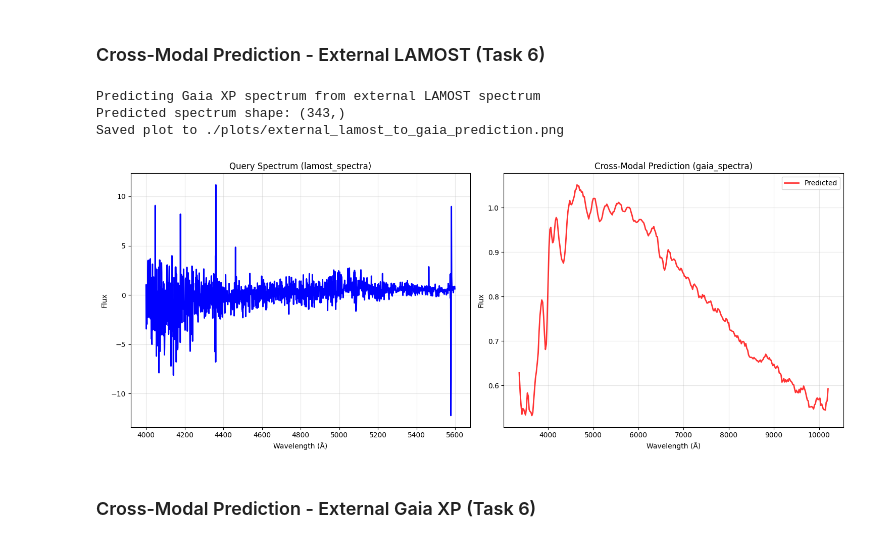
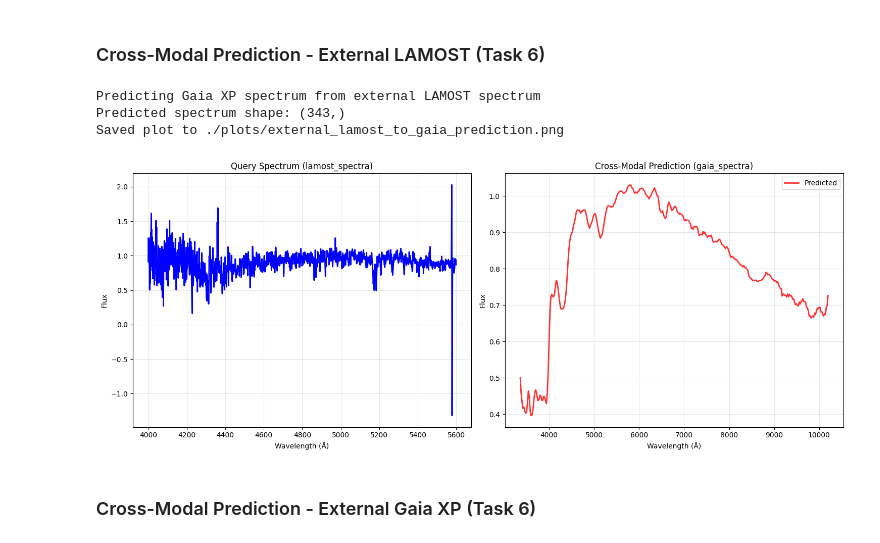
Before and after one commit to Xiaosheng-Zhao/SpecCLIP, a Jupyter notebook: downstream-with-demo/demo_download_v0.ipynb, the cells around one changed output. Cells and saved outputs as stored; diff of their text form; code cells hidden in the pictures.

```diff
--- a/downstream-with-demo/demo_download_v0.ipynb
+++ b/downstream-with-demo/demo_download_v0.ipynb
@@ -1025,26 +1025,25 @@ Saved plot to ./plots/gaia_to_lamost_prediction_104.png
 # %%
 # Load external LAMOST spectrum
 wavelength, flux = load_spectrum_data('./test_data/lrs/sample1_matrix.fits')
-wavelength, flux = load_spectrum_data('./test_data/lrs/sample4_txt.csv')
 
 # Predict corresponding Gaia XP spectrum
 prediction_external = retriever.predict_cross_modal(
     query_spectrum=(wavelength, flux),
     query_type='lamost_spectra'
 )
 
 print("Predicting Gaia XP spectrum from external LAMOST spectrum")
 print(f"Predicted spectrum shape: {prediction_external['predicted_spectrum'].shape}")
 
 retriever.plot_cross_modal_prediction(
     prediction_external,
     save_path='./plots/external_lamost_to_gaia_prediction.png'
 )
 # %% [output]
 Predicting Gaia XP spectrum from external LAMOST spectrum
 Predicted spectrum shape: (343,)
 Saved plot to ./plots/external_lamost_to_gaia_prediction.png
-[figure, old version]
+[figure, new version]
 # %% [markdown]
 ### Cross-Modal Prediction - External Gaia XP (Task 6)
 # %%
```
Also changed, not shown: parts of 1 cell of this notebook, 3 other files.
